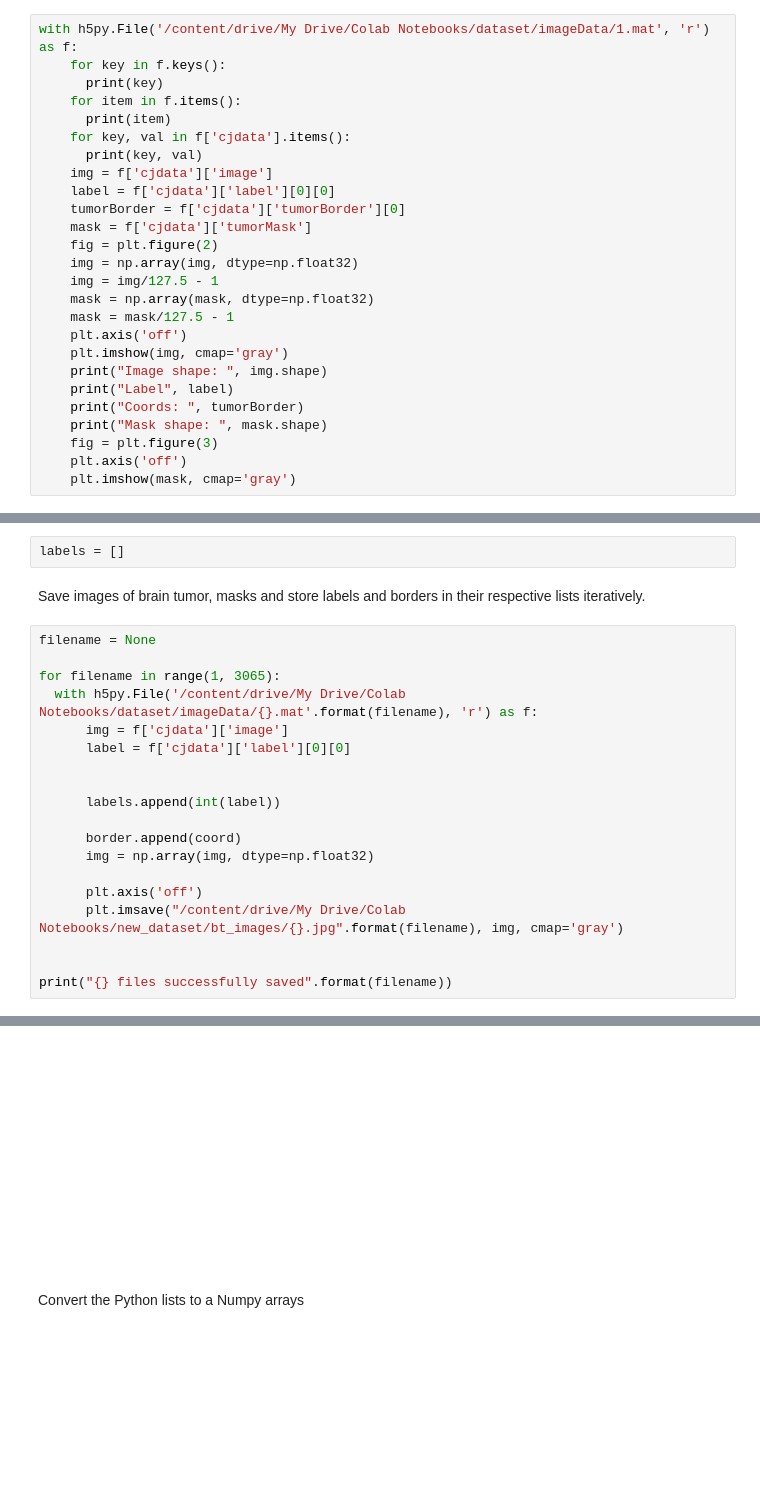
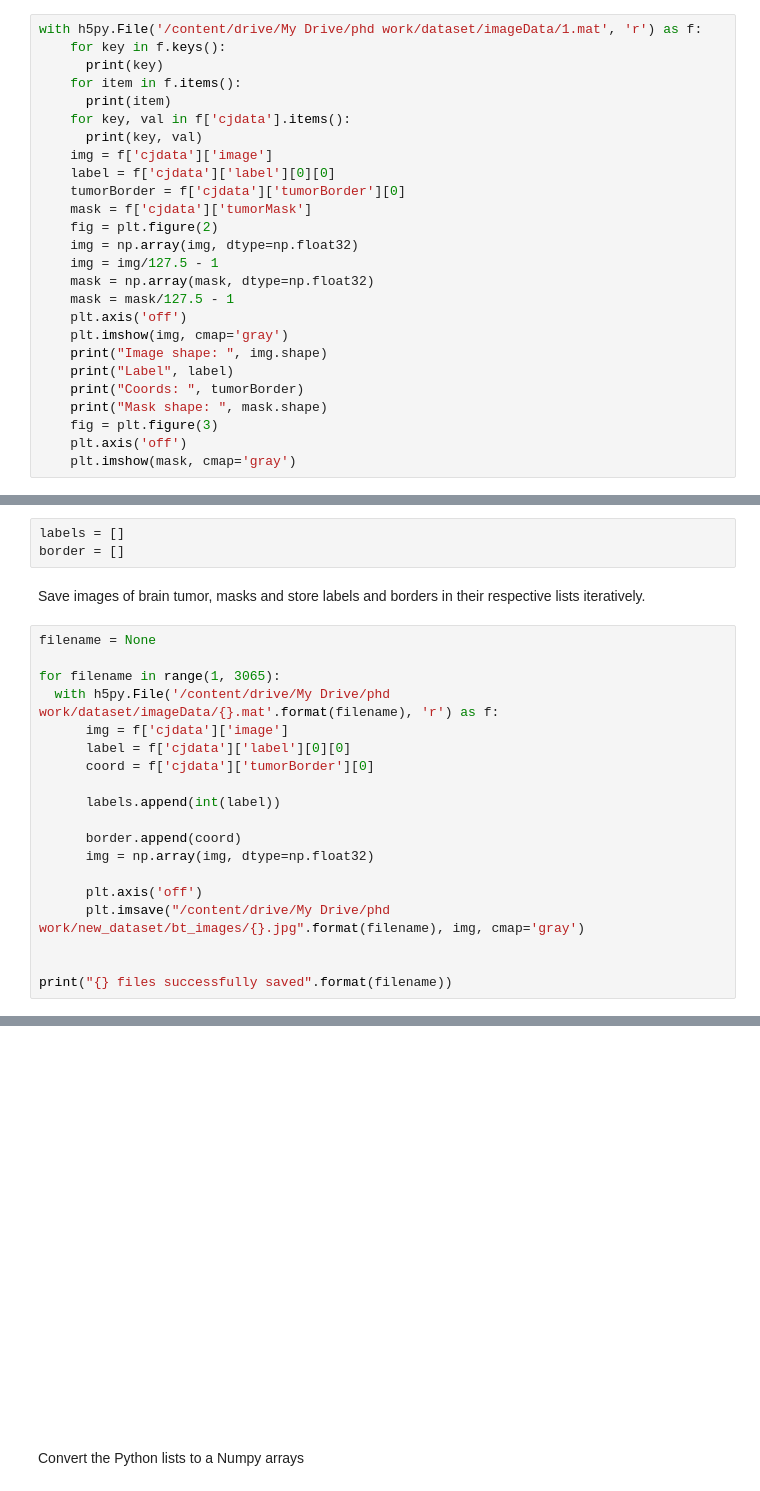
Before and after one commit to TripathiAshutosh/tumorClassification, a Jupyter notebook: brain_tumor_dataset_preparation.ipynb, the cells around one changed output, grey strips where cells are left out. Cells and saved outputs as stored; diff of their text form; blank space fills up the shorter version.

```diff
--- a/brain_tumor_dataset_preparation.ipynb
+++ b/brain_tumor_dataset_preparation.ipynb
@@ -109,7 +109,7 @@ Let's look at the things that we have in a single .mat file. Display the images
 arrays = {}
 img = None
 # %%
-with h5py.File('/content/drive/My Drive/Colab Notebooks/dataset/imageData/1.mat', 'r') as f:
+with h5py.File('/content/drive/My Drive/phd work/dataset/imageData/1.mat', 'r') as f:
     for key in f.keys():
       print(key)
     for item in f.items():
@@ -178,30 +178,31 @@ os.mkdir('/content/drive/My Drive/Colab Notebooks/new_dataset/bt_images')
 Create empty lists for storing labels
 # %%
 labels = []
+border = []
 # %% [markdown]
 Save images of brain tumor, masks and store labels and borders in their respective lists iteratively.
 # %%
 filename = None
 
 for filename in range(1, 3065):
-  with h5py.File('/content/drive/My Drive/Colab Notebooks/dataset/imageData/{}.mat'.format(filename), 'r') as f:
+  with h5py.File('/content/drive/My Drive/phd work/dataset/imageData/{}.mat'.format(filename), 'r') as f:
       img = f['cjdata']['image']
       label = f['cjdata']['label'][0][0]
-
+      coord = f['cjdata']['tumorBorder'][0]
 
       labels.append(int(label))
 
       border.append(coord)
       img = np.array(img, dtype=np.float32)
 
       plt.axis('off')
-      plt.imsave("/content/drive/My Drive/Colab Notebooks/new_dataset/bt_images/{}.jpg".format(filename), img, cmap='gray')
+      plt.imsave("/content/drive/My Drive/phd work/new_dataset/bt_images/{}.jpg".format(filename), img, cmap='gray')
 
 
 print("{} files successfully saved".format(filename))
 # %% [output]
 3064 files successfully saved
-[figure, old version]
+[figure, new version]
 # %% [markdown]
 Convert the Python lists to a Numpy arrays
 # %%
```
Also changed, not shown: parts of 12 cells of this notebook.
